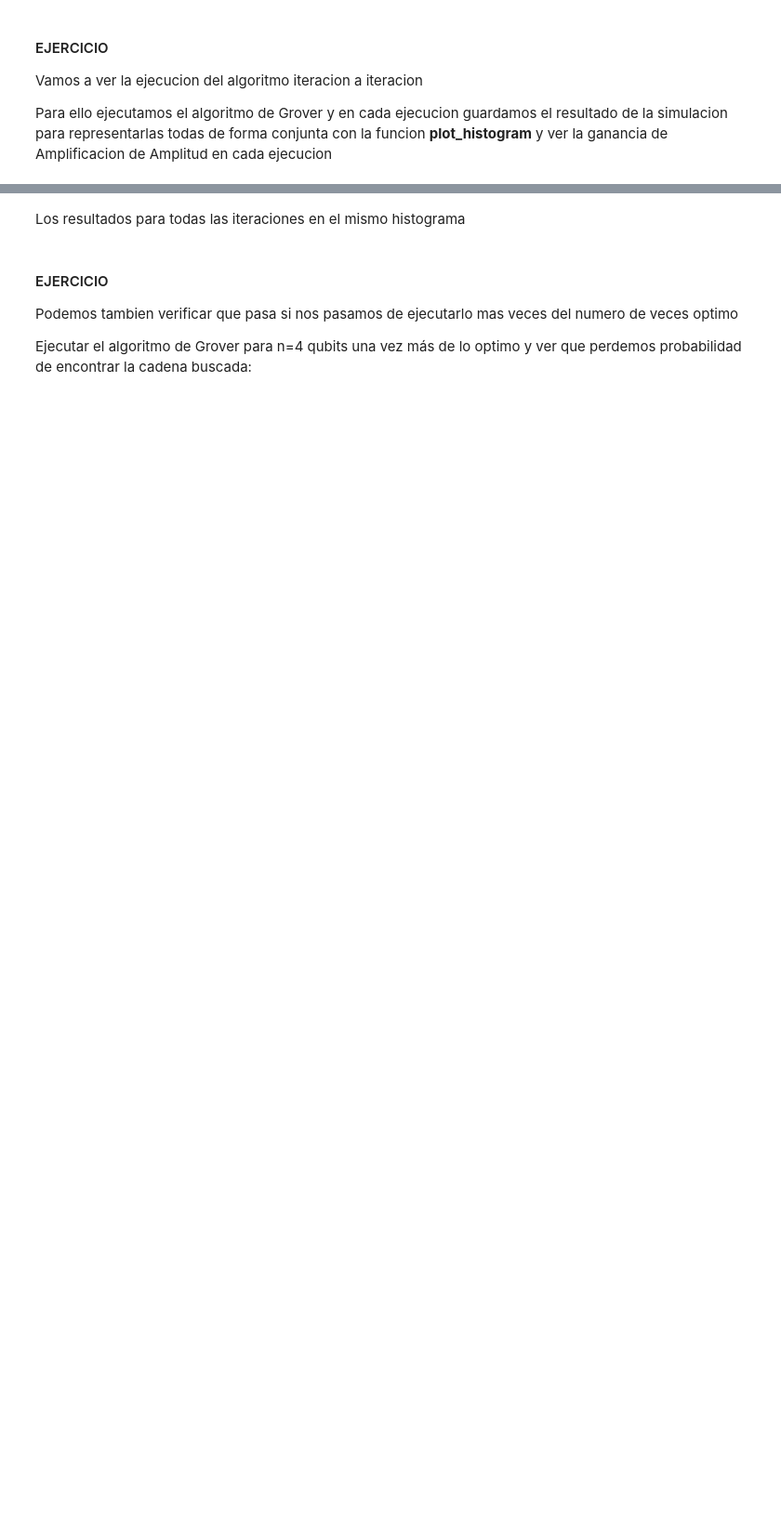
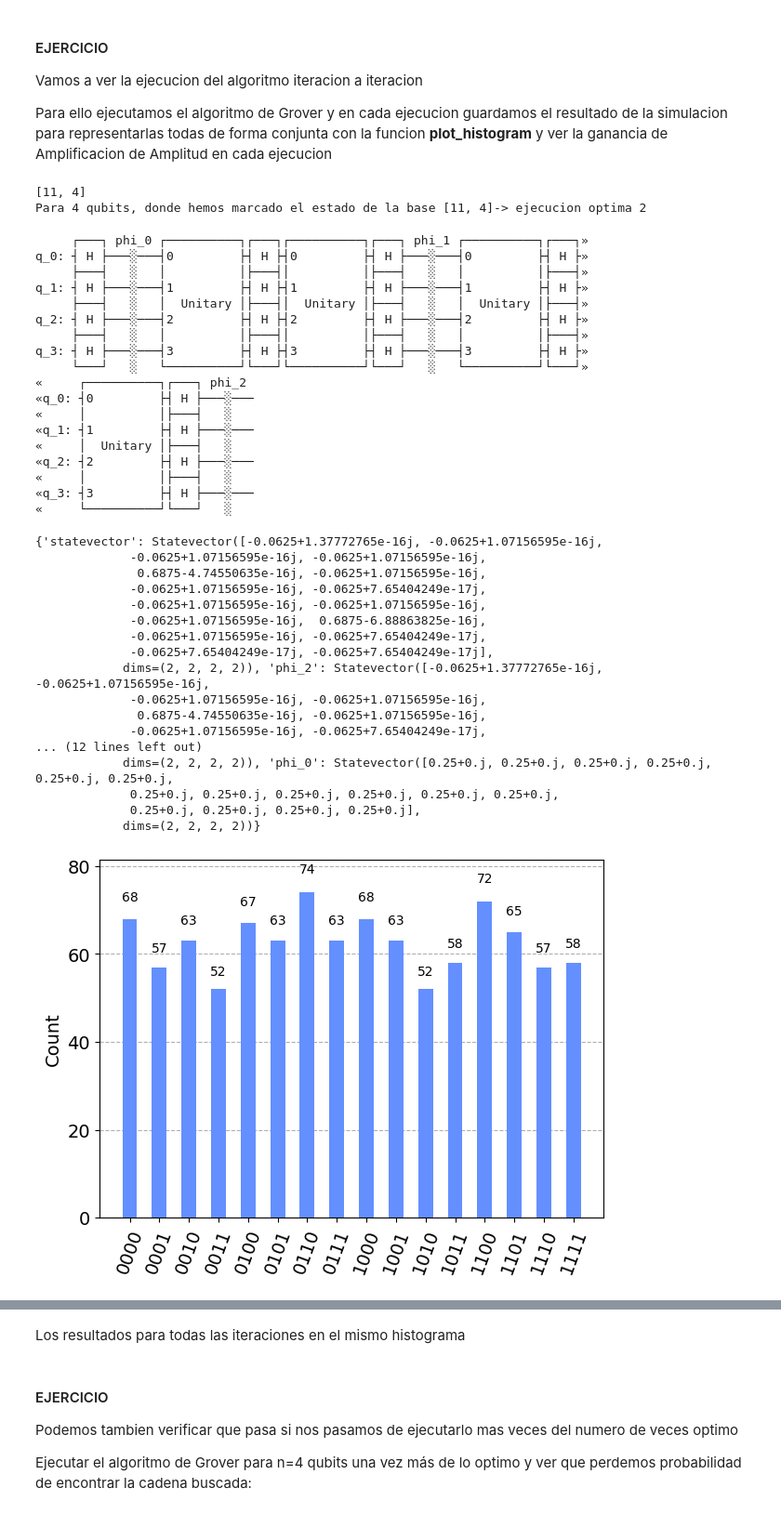
Before and after one commit to Mariomc10/AlgoritmosCuanticos, a Jupyter notebook: 09_Grover.ipynb, the cells around one changed output, grey strips where cells are left out. Shown at 93% size. Drawn from its saved outputs; the diff is of its cells as text; code cells hidden in the pictures; blank space fills up the shorter version.

```diff
--- a/09_Grover.ipynb
+++ b/09_Grover.ipynb
@@ -310,8 +307,71 @@ Vamos a ver la ejecucion del algoritmo iteracion a iteracion
 
 Para ello ejecutamos el algoritmo de Grover y en cada ejecucion guardamos el resultado de la simulacion para representarlas todas de forma conjunta con la funcion __plot_histogram__ y ver la ganancia de Amplificacion de Amplitud en cada ejecucion
 # %%
+n = 4
+
+marked = [np.random.randint(2**n) for _ in range(2)]
+print(marked)
+
 r = int(np.round(np.pi/(4*np.arcsin(np.sqrt(len(marked)/2**n)))-1/2))
 print(f'Para {n} qubits, donde hemos marcado el estado de la base {marked}-> ejecucion optima {r}')
 
+circ = QuantumCircuit(n)
+circ.h(range(n))
+circ.save_statevector(label=f"phi_{0}")
+
+for i in range(r):
+    circ.append(phase_oracle(n,marked),range(n))
+    circ.append(diffuser(n),range(n))
+    circ.save_statevector(f"phi_{i+1}")
+
 #recogeremos en una lista todas las ejecuciones para representarlas posteriormente con plot_histogram todas a la vez
-counts = []
+simulador = Aer.get_backend("statevector_simulator")
+tcirc = transpile(circ,simulador)
+display(tcirc.draw())
+job = simulador.run(tcirc,shots = 1).result()
+stv = job.data(0)
+print(stv)
+
+counts = [[stv[f"phi_{i}"].sample_counts(1000)] for i in range(r+1)]
+
+for i in range(r+1):
+    display(plot_histogram(counts[i]))
+# %% [output]
+[11, 4]
+Para 4 qubits, donde hemos marcado el estado de la base [11, 4]-> ejecucion optima 2
+     ┌───┐ phi_0 ┌──────────┐┌───┐┌──────────┐┌───┐ phi_1 ┌──────────┐┌───┐»
+q_0: ┤ H ├───░───┤0         ├┤ H ├┤0         ├┤ H ├───░───┤0         ├┤ H ├»
+     ├───┤   ░   │          │├───┤│          │├───┤   ░   │          │├───┤»
+q_1: ┤ H ├───░───┤1         ├┤ H ├┤1         ├┤ H ├───░───┤1         ├┤ H ├»
+     ├───┤   ░   │  Unitary │├───┤│  Unitary │├───┤   ░   │  Unitary │├───┤»
+q_2: ┤ H ├───░───┤2         ├┤ H ├┤2         ├┤ H ├───░───┤2         ├┤ H ├»
+     ├───┤   ░   │          │├───┤│          │├───┤   ░   │          │├───┤»
+q_3: ┤ H ├───░───┤3         ├┤ H ├┤3         ├┤ H ├───░───┤3         ├┤ H ├»
+     └───┘   ░   └──────────┘└───┘└──────────┘└───┘   ░   └──────────┘└───┘»
+«     ┌──────────┐┌───┐ phi_2
+«q_0: ┤0         ├┤ H ├───░───
+«     │          │├───┤   ░
+«q_1: ┤1         ├┤ H ├───░───
+«     │  Unitary │├───┤   ░
+«q_2: ┤2         ├┤ H ├───░───
+«     │          │├───┤   ░
+«q_3: ┤3         ├┤ H ├───░───
+«     └──────────┘└───┘   ░
+{'statevector': Statevector([-0.0625+1.37772765e-16j, -0.0625+1.07156595e-16j,
+             -0.0625+1.07156595e-16j, -0.0625+1.07156595e-16j,
+              0.6875-4.74550635e-16j, -0.0625+1.07156595e-16j,
+             -0.0625+1.07156595e-16j, -0.0625+7.65404249e-17j,
+             -0.0625+1.07156595e-16j, -0.0625+1.07156595e-16j,
+             -0.0625+1.07156595e-16j,  0.6875-6.88863825e-16j,
+             -0.0625+1.07156595e-16j, -0.0625+7.65404249e-17j,
+             -0.0625+7.65404249e-17j, -0.0625+7.65404249e-17j],
+            dims=(2, 2, 2, 2)), 'phi_2': Statevector([-0.0625+1.37772765e-16j, -0.0625+1.07156595e-16j,
+             -0.0625+1.07156595e-16j, -0.0625+1.07156595e-16j,
+              0.6875-4.74550635e-16j, -0.0625+1.07156595e-16j,
+             -0.0625+1.07156595e-16j, -0.0625+7.65404249e-17j,
+... (12 lines left out)
+            dims=(2, 2, 2, 2)), 'phi_0': Statevector([0.25+0.j, 0.25+0.j, 0.25+0.j, 0.25+0.j, 0.25+0.j, 0.25+0.j,
+             0.25+0.j, 0.25+0.j, 0.25+0.j, 0.25+0.j, 0.25+0.j, 0.25+0.j,
+             0.25+0.j, 0.25+0.j, 0.25+0.j, 0.25+0.j],
+            dims=(2, 2, 2, 2))}
+[figure, added]
```
Also changed, not shown: parts of 9 cells of this notebook.
